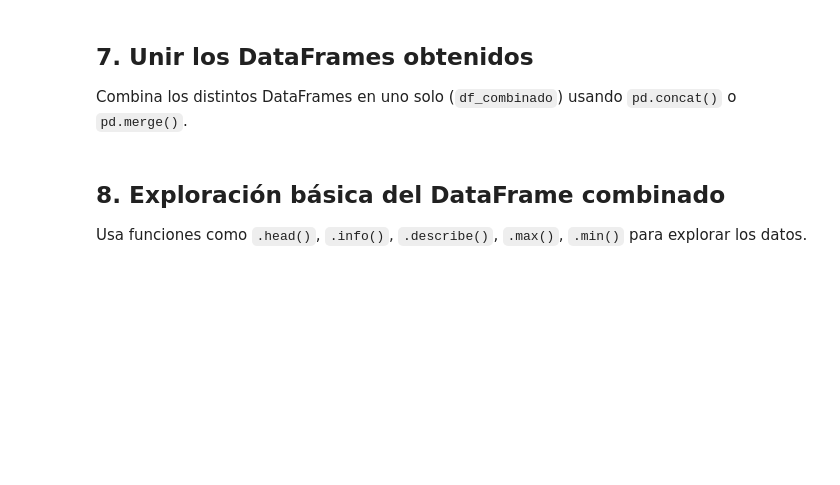
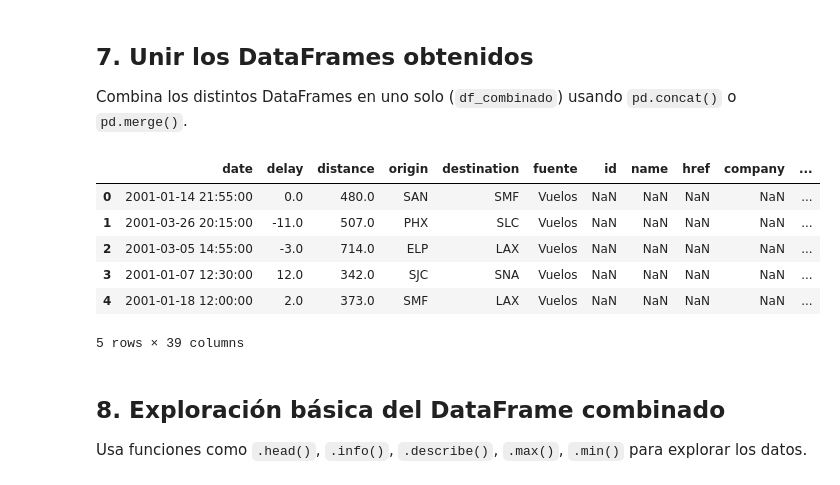
Before and after one commit to OthmaneL4/IA-y-Big-Data-, a Jupyter notebook: Tarea_Sesion_10.ipynb, the cells around one changed output. Cells and saved outputs as stored; diff of their text form; code cells hidden in the pictures; blank space fills up the shorter version.

```diff
--- a/Tarea_Sesion_10.ipynb
+++ b/Tarea_Sesion_10.ipynb
@@ -121,6 +123,31 @@ Tablas encontradas: 4
 
 ##  7. Unir los DataFrames obtenidos
 Combina los distintos DataFrames en uno solo (`df_combinado`) usando `pd.concat()` o `pd.merge()`.
+# %%
+
+df1 = df_vehicles.copy()
+df1["fuente"] = "Vuelos"
+
+df2 = df_bicicletas.copy()
+df2["fuente"] = "Bicicletas"
+
+df3 = df_auto.copy()
+df3["fuente"] = "Automoviles"
+
+df4 = df_web.copy()
+df4["fuente"] = "Produccion de vehiculos"
+
+df_combinado = pd.concat([df1, df2, df3, df4], ignore_index=True)
+
+display(df_combinado.head())
+# %% [output]
+|  | date | delay | distance | origin | destination | fuente | id | name | href | company | ... |
+| 0 | 2001-01-14 21:55:00 | 0.0 | 480.0 | SAN | SMF | Vuelos | NaN | NaN | NaN | NaN | ... |
+| 1 | 2001-03-26 20:15:00 | -11.0 | 507.0 | PHX | SLC | Vuelos | NaN | NaN | NaN | NaN | ... |
+| 2 | 2001-03-05 14:55:00 | -3.0 | 714.0 | ELP | LAX | Vuelos | NaN | NaN | NaN | NaN | ... |
+| 3 | 2001-01-07 12:30:00 | 12.0 | 342.0 | SJC | SNA | Vuelos | NaN | NaN | NaN | NaN | ... |
+| 4 | 2001-01-18 12:00:00 | 2.0 | 373.0 | SMF | LAX | Vuelos | NaN | NaN | NaN | NaN | ... |
+5 rows × 39 columns
 # %% [markdown]
 
 ##  8. Exploración básica del DataFrame combinado
```
Also changed, not shown: parts of 4 cells of this notebook.
